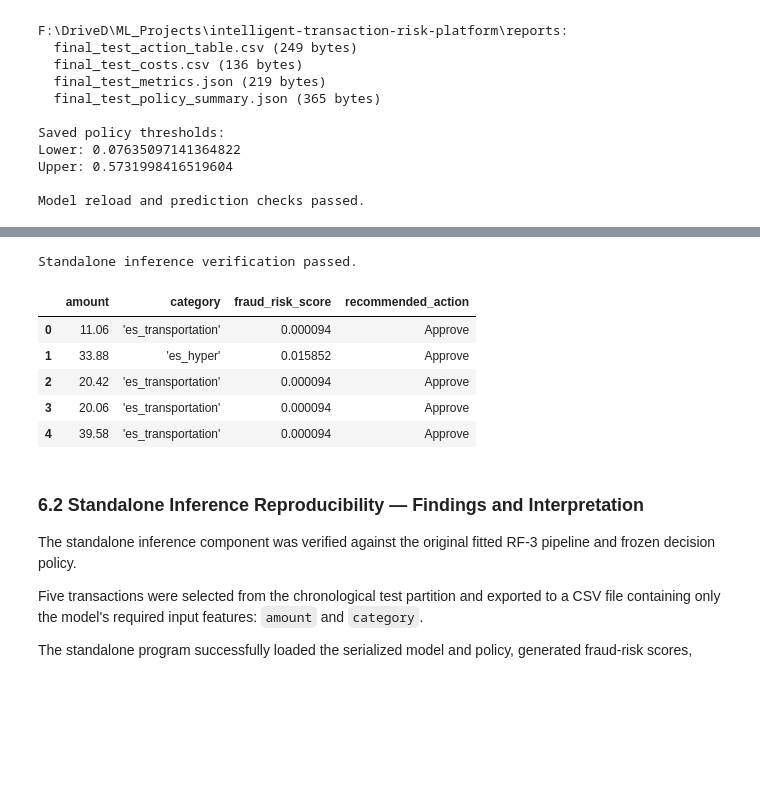
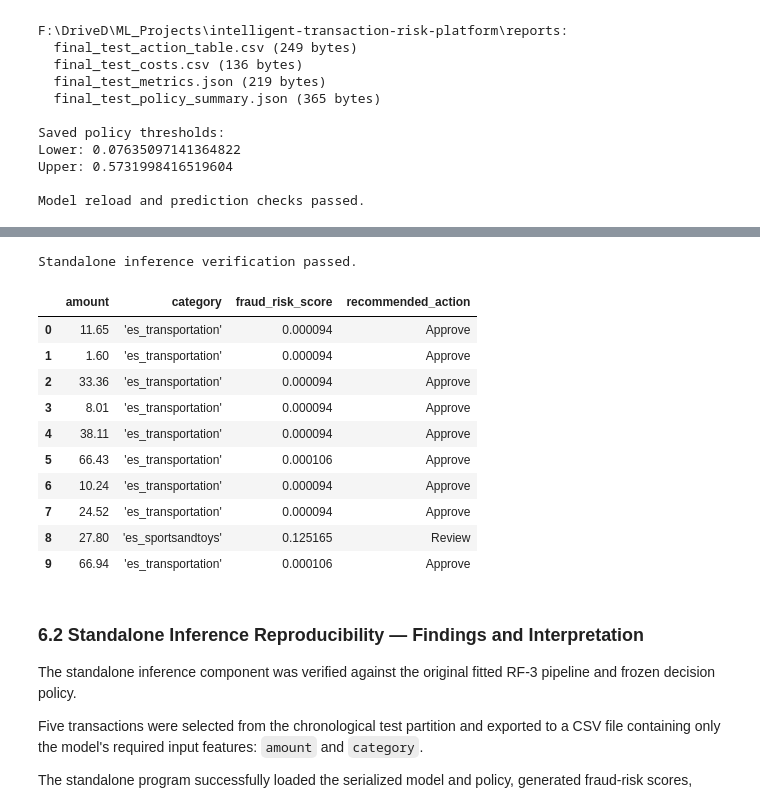
Before and after one commit to moradahmadnasab/intelligent-transaction-risk-platform, a Jupyter notebook: notebooks/03_modeling.ipynb, the cells around one changed output, grey strips where cells are left out. Cells and saved outputs as stored; diff of their text form; code cells hidden in the pictures; blank space fills up the shorter version.

```diff
--- a/notebooks/03_modeling.ipynb
+++ b/notebooks/03_modeling.ipynb
@@ -4176,24 +4228,18 @@ Model reload and prediction checks passed.
 # %%
 from pathlib import Path
+import pandas as pd
 
-PROJECT_ROOT = Path(
-    r"F:\DriveD\ML_Projects"
-    r"\intelligent-transaction-risk-platform"
-)
+PROJECT_ROOT = Path("..").resolve()
+SAMPLE_DIR = PROJECT_ROOT / "data" / "sample"
 
-EXAMPLES_DIR = PROJECT_ROOT / "examples"
-EXAMPLES_DIR.mkdir(parents=True, exist_ok=True)
+input_path = SAMPLE_DIR / "sample_transactions.csv"
+output_path = SAMPLE_DIR / "sample_predictions.csv"
 
-sample_transactions = (
-    test_df[["amount", "category"]]
-    .iloc[[0, 10, 100, 500, 1000]]
-    .copy()
-)
+assert input_path.is_file(), f"Missing input file: {input_path}"
+assert output_path.is_file(), f"Missing output file: {output_path}"
 
-sample_transactions.to_csv(
-    EXAMPLES_DIR / "sample_transactions.csv",
-    index=False
-)
+sample_transactions = pd.read_csv(input_path)
 
-print(sample_transactions)
+print("Number of sample transactions:", len(sample_transactions))
+display(sample_transactions)
 # %% [output]
@@ -4207,8 +4259,8 @@ print(sample_transactions)
 import numpy as np
 import pandas as pd
 
-input_path = EXAMPLES_DIR / "sample_transactions.csv"
-output_path = EXAMPLES_DIR / "sample_predictions.csv"
+input_path = PROJECT_ROOT / "data" / "sample" / "sample_transactions.csv"
+output_path = PROJECT_ROOT / "data" / "sample" / "sample_predictions.csv"
 
 sample_input = pd.read_csv(input_path)
 standalone_output = pd.read_csv(output_path)
@@ -4229,38 +4281,43 @@ np.testing.assert_allclose(
     standalone_scores,
     rtol=1e-12,
     atol=1e-14
 )
 
 # Operational decision reproducibility
 expected_actions = apply_frozen_policy(
     notebook_scores
 )
 
 np.testing.assert_array_equal(
     expected_actions,
     standalone_output["recommended_action"].to_numpy()
 )
 
 print("Standalone inference verification passed.")
 
 display(
     standalone_output[
         [
             "amount",
             "category",
             "fraud_risk_score",
             "recommended_action"
         ]
     ]
 )
 # %% [output]
 Standalone inference verification passed.
 |  | amount | category | fraud_risk_score | recommended_action |
-| 0 | 11.06 | 'es_transportation' | 0.000094 | Approve |
-| 1 | 33.88 | 'es_hyper' | 0.015852 | Approve |
-| 2 | 20.42 | 'es_transportation' | 0.000094 | Approve |
-| 3 | 20.06 | 'es_transportation' | 0.000094 | Approve |
-| 4 | 39.58 | 'es_transportation' | 0.000094 | Approve |
+| 0 | 11.65 | 'es_transportation' | 0.000094 | Approve |
+| 1 | 1.60 | 'es_transportation' | 0.000094 | Approve |
+| 2 | 33.36 | 'es_transportation' | 0.000094 | Approve |
+| 3 | 8.01 | 'es_transportation' | 0.000094 | Approve |
+| 4 | 38.11 | 'es_transportation' | 0.000094 | Approve |
+| 5 | 66.43 | 'es_transportation' | 0.000106 | Approve |
+| 6 | 10.24 | 'es_transportation' | 0.000094 | Approve |
+| 7 | 24.52 | 'es_transportation' | 0.000094 | Approve |
+| 8 | 27.80 | 'es_sportsandtoys' | 0.125165 | Review |
+| 9 | 66.94 | 'es_transportation' | 0.000106 | Approve |
 # %% [markdown]
 ### 6.2 Standalone Inference Reproducibility — Findings and Interpretation
 
```
Also changed, not shown: parts of 10 cells of this notebook.
